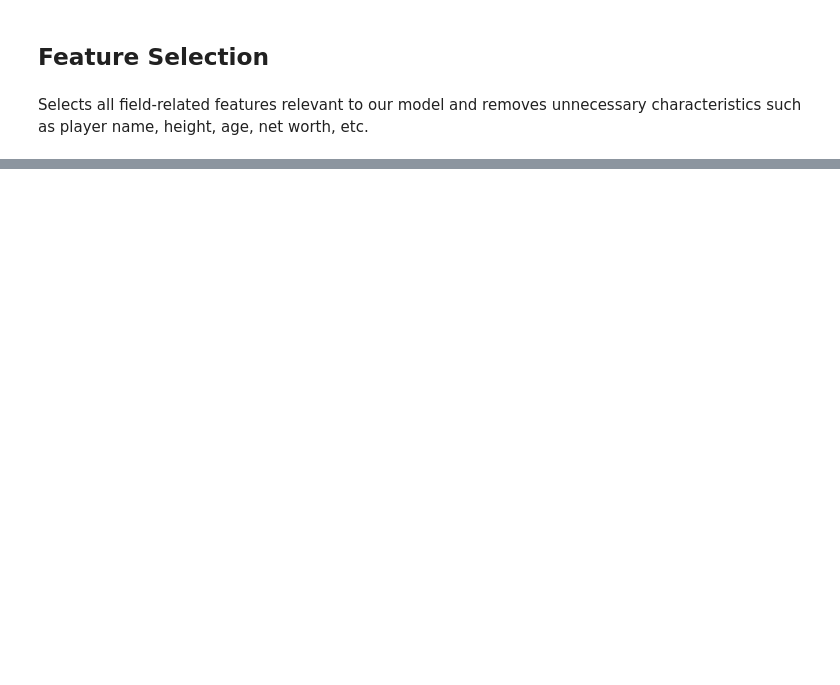
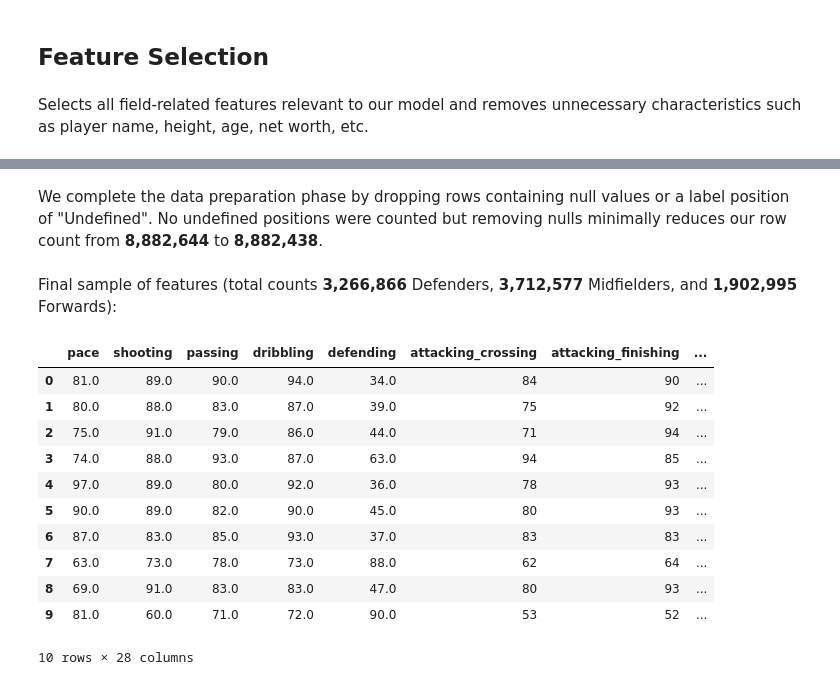
Before and after one commit to mohona6646/SOEN471_Project, a Jupyter notebook: model/data_processing.ipynb, the cells around one changed output, grey strips where cells are left out. Drawn from its saved outputs; the diff is of its cells as text; code cells hidden in the pictures; blank space fills up the shorter version.

```diff
--- a/model/data_processing.ipynb
+++ b/model/data_processing.ipynb
@@ -102,0 +166,17 @@ display(players)
+# %%
+players = players.drop(
+        "overall",
+        "skill_moves",
+        "physic",
+        "skill_curve",
+        "movement_reactions",
+        "power_jumping",
+        "power_strength",
+        "mentality_aggression",
+        "mentality_vision",
+        "mentality_composure",
+    )
+
+sample = players.take(5)
+sample = pd.DataFrame(sample, columns=sample[0].__fields__)
+display(sample)
@@ -102,0 +195,10 @@ display(players)
+# %%
+def label_conversion(player_position):
+    player_position = (
+        when(player_position.isin(["CB", "RB", "LB", "RWB", "LWB"]), "Defender")
+        .when(player_position.isin(["CM", "CDM", "CAM", "RM", "LM"]), "Midfielder")
+        .when(player_position.isin(["ST", "CF", "RF", "LF", "RW", "LW"]), "Forward")
+        .otherwise("Undefined")
+    )
+
+    return player_position
@@ -102,0 +207,8 @@ display(players)
+# %%
+players = players.withColumn(
+        "label_position", label_conversion(players["player_position"])
+    ).drop("player_position")
+
+sample = players.select(players.columns[-1]).take(10)
+sample = pd.DataFrame(sample, columns=sample[0].__fields__)
+display(sample)
@@ -102,0 +227,24 @@ display(players)
+# %% [markdown]
+We complete the data preparation phase by dropping rows containing null values or a label position of "Undefined". No undefined positions were counted but removing nulls minimally reduces our row count from **8,882,644** to **8,882,438**.
+# %%
+players.filter(players.label_position != "Undefined").count()
+players = players.dropna()
+# %% [markdown]
+Final sample of features (total counts **3,266,866** Defenders, **3,712,577** Midfielders, and **1,902,995** Forwards):
+# %%
+sample = players.take(10)
+sample = pd.DataFrame(sample, columns=sample[0].__fields__)
+display(sample)
+# %% [output]
+|  | pace | shooting | passing | dribbling | defending | attacking_crossing | attacking_finishing | ... |
+| 0 | 81.0 | 89.0 | 90.0 | 94.0 | 34.0 | 84 | 90 | ... |
+| 1 | 80.0 | 88.0 | 83.0 | 87.0 | 39.0 | 75 | 92 | ... |
+| 2 | 75.0 | 91.0 | 79.0 | 86.0 | 44.0 | 71 | 94 | ... |
+| 3 | 74.0 | 88.0 | 93.0 | 87.0 | 63.0 | 94 | 85 | ... |
+| 4 | 97.0 | 89.0 | 80.0 | 92.0 | 36.0 | 78 | 93 | ... |
+| 5 | 90.0 | 89.0 | 82.0 | 90.0 | 45.0 | 80 | 93 | ... |
+| 6 | 87.0 | 83.0 | 85.0 | 93.0 | 37.0 | 83 | 83 | ... |
+| 7 | 63.0 | 73.0 | 78.0 | 73.0 | 88.0 | 62 | 64 | ... |
+| 8 | 69.0 | 91.0 | 83.0 | 83.0 | 47.0 | 80 | 93 | ... |
+| 9 | 81.0 | 60.0 | 71.0 | 72.0 | 90.0 | 53 | 52 | ... |
+10 rows × 28 columns
```
Also changed, not shown: parts of 13 cells of this notebook, 1 other file.
